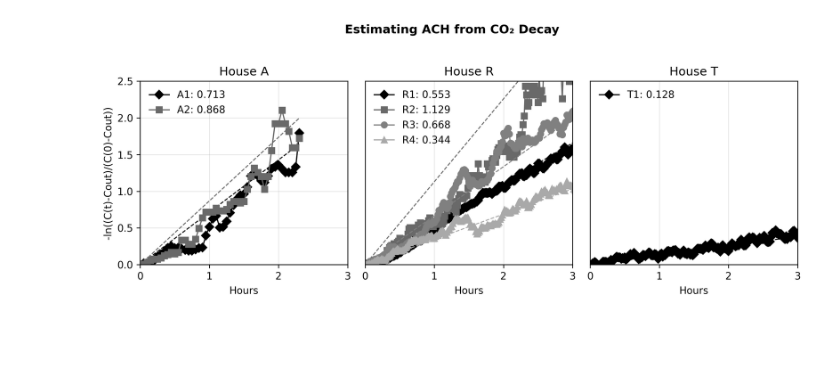
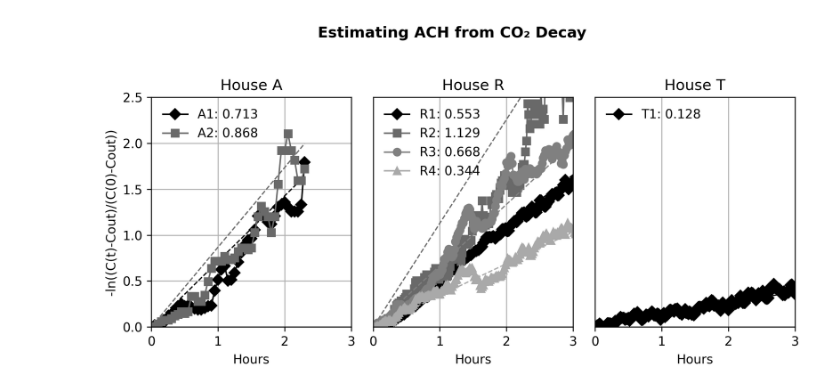
Before and after one commit to amitche8/IIT-PhD, a Jupyter notebook: Field Study/CO2 Decay.ipynb, the cells around one changed output. Cells and saved outputs as stored; diff of their text form; code cells hidden in the pictures; blank space fills up the shorter version.

```diff
--- a/Field Study/CO2 Decay.ipynb
+++ b/Field Study/CO2 Decay.ipynb
@@ -59,7 +59,7 @@ def add_trend_line(ax, x, y, slope, color, linestyle='--'):
     ax.plot(x_np, y_fit, color=color, linestyle=linestyle, lw=1)
 
 # Create plot
-fig, axs = plt.subplots(nrows=1, ncols=3, figsize=(10, 4), dpi=300)
+fig, axs = plt.subplots(nrows=1, ncols=3, figsize=(8, 4), dpi=300)
 
 marker_size = 6
 legend_fontsize = 10
@@ -83,31 +83,31 @@ add_trend_line(axs[1], hours_r3, r3, m_r3, 'gray')
 axs[1].plot(hours_r4, r4, label=f'R4: {round(m_r4, 3)}', lw=1.2, marker='^', markersize=marker_size, color='darkgray')
 add_trend_line(axs[1], hours_r4, r4, m_r4, 'darkgray')
 axs[1].axhline(0, color='black', lw=0.8)
 axs[1].set_title('House R')
 
 # House T
 axs[2].plot(hours_t1, t1, label=f'T1: {round(m_t1, 3)}', lw=1.2, marker='D', markersize=marker_size, color='black')
 add_trend_line(axs[2], hours_t1, t1, m_t1, 'black')
 axs[2].axhline(0, color='black', lw=0.8)
 axs[2].set_title('House T')
 
 # Shared formatting
 for ax in axs:
     ax.set_xlim([0, 3])
     ax.set_ylim([0, 2.5])
     ax.set_xlabel('Hours')
     ax.xaxis.set_major_locator(ticker.MultipleLocator(1))
     ax.yaxis.set_major_locator(ticker.MultipleLocator(0.5))
     ax.legend(fontsize=legend_fontsize, frameon=False, loc='upper left')
     ax.grid(True)
 
 axs[1].set_yticks([])
 axs[2].set_yticks([])
 
 fig.suptitle('Estimating ACH from CO₂ Decay', fontsize=12, weight='bold')
 fig.tight_layout(rect=[0, 0, 1, 0.95])
 
 # Save as PDF
 fig.savefig('ACH_CO2_Decay_Plot_LargerMarkers.pdf', format='pdf')
 # %% [output]
-[figure, old version]
+[figure, new version]
```
Also changed, not shown: 2 other files.
